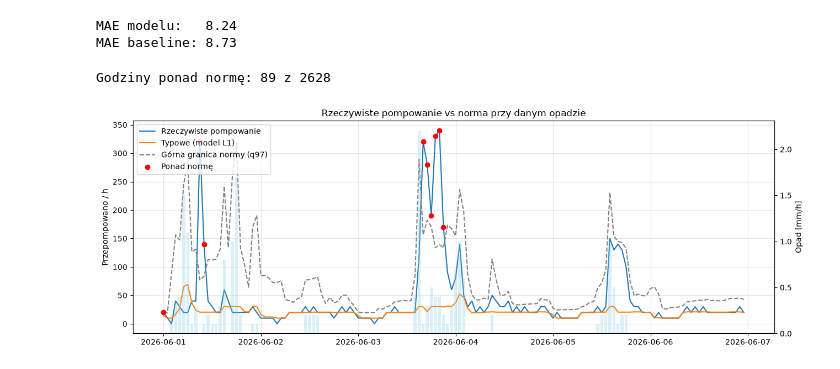
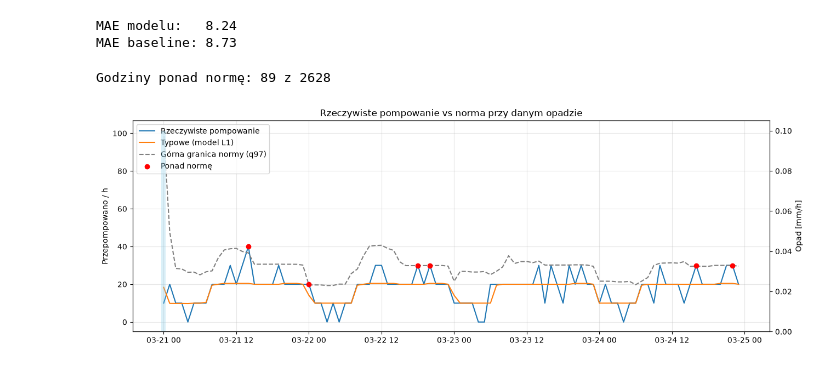
Before and after one commit to mxrtaaa/Hackaton_Smart_Water_Challenge_2026, a Jupyter notebook: models/02_lightgbm.ipynb, the cells around one changed output. Cells and saved outputs as stored; diff of their text form; code cells hidden in the pictures.

```diff
--- a/models/02_lightgbm.ipynb
+++ b/models/02_lightgbm.ipynb
@@ -260,35 +260,35 @@ results_val = pd.DataFrame({
     "q97": q_val,
     "opad": X_val["opad_0h"],
     "opad_6h": X_val["opad_6h"],
 }, index=y_val.index)
 
 results_val["anomaly"] = results_val["rzeczywiste"] > results_val["q97"]
 results_val["ponad_q97"] = (results_val["rzeczywiste"] - results_val["q97"]).clip(lower=0)
 
 print("Godziny ponad normę:", int(results_val["anomaly"].sum()), "z", len(results_val))
 
-sample = results_val.loc["2026-06-01":"2026-06-06"]
+sample = results_val.loc["2026-03-21":"2026-03-24"]
 alarms = sample[sample["anomaly"]]
 
 fig, ax1 = plt.subplots(figsize=(15, 5))
 ax1.plot(sample.index, sample["rzeczywiste"], label="Rzeczywiste pompowanie")
 ax1.plot(sample.index, sample["prognoza"], label="Typowe (model L1)")
 ax1.plot(sample.index, sample["q97"], "--", color="gray", label="Górna granica normy (q97)")
 ax1.scatter(alarms.index, alarms["rzeczywiste"], color="red", zorder=3, label="Ponad normę")
 ax1.set_ylabel("Przepompowano / h")
 
 ax2 = ax1.twinx()
 ax2.bar(sample.index, sample["opad"], width=0.03, alpha=0.3, color="skyblue", label="Opad [mm/h]")
 ax2.set_ylabel("Opad [mm/h]")
 
 ax1.set_title("Rzeczywiste pompowanie vs norma przy danym opadzie")
 ax1.legend(loc="upper left")
 ax1.grid(alpha=0.3)
 plt.xticks(rotation=30)
 plt.show()
 # %% [output]
 Godziny ponad normę: 89 z 2628
-[figure, old version]
+[figure, new version]
 # %%
 # Suma przekroczeń Q97 z ostatnich 6 godzin
 results_val["ponad_6h"] = results_val["ponad_q97"].rolling(6, min_periods=6).sum()
```
Also changed, not shown: parts of 4 cells of this notebook, 3 other files.
